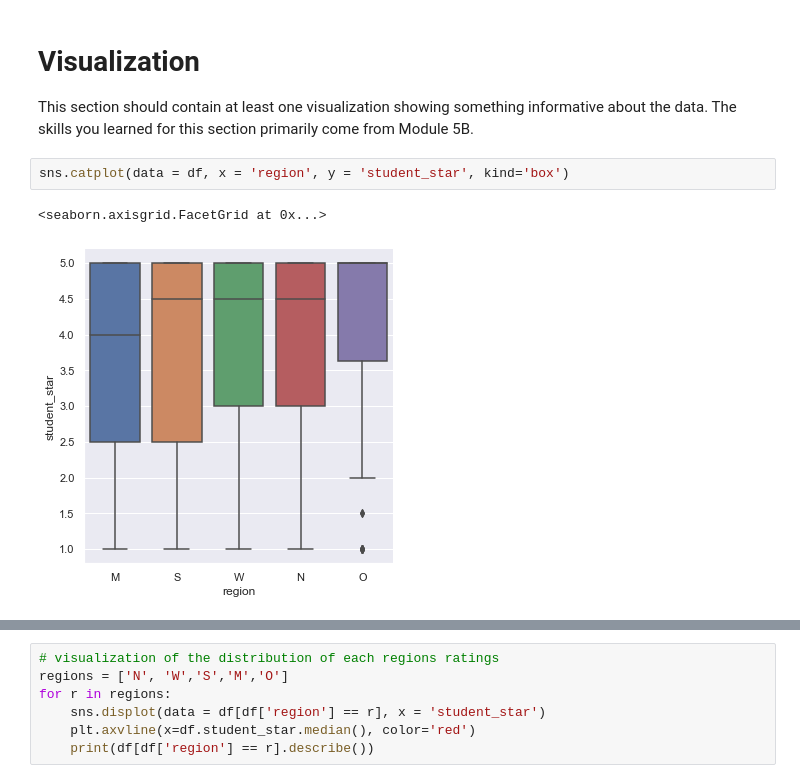
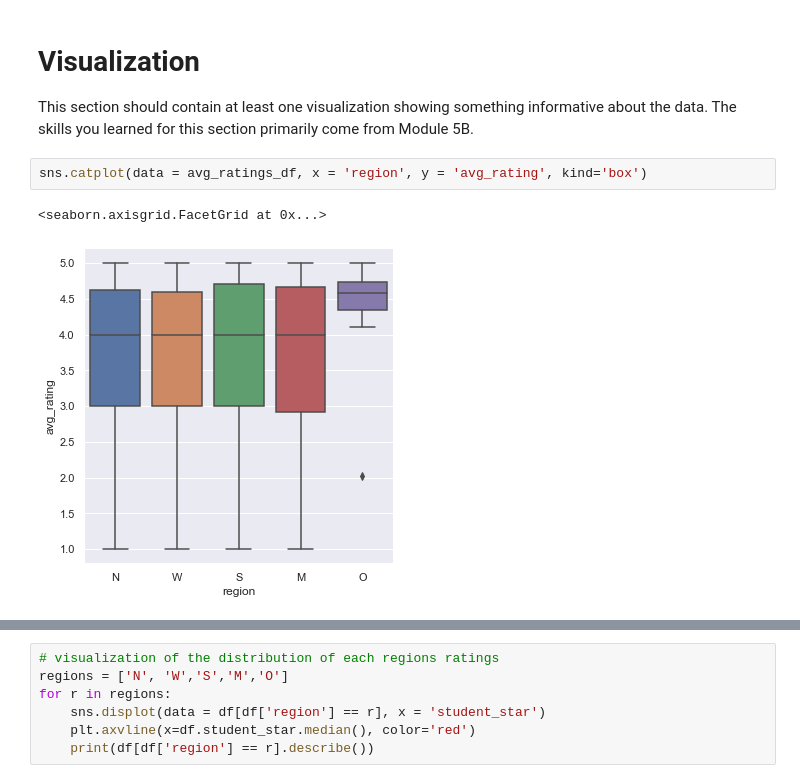
Before and after one commit to psuedoche/rateProfProject, a Jupyter notebook: final-perform-jas.ipynb, the cells around one changed output, grey strips where cells are left out. Cells and saved outputs as stored; diff of their text form.

```diff
--- a/final-perform-jas.ipynb
+++ b/final-perform-jas.ipynb
@@ -196,10 +191,10 @@ sns.scatterplot(data = df1, x = 'population', y = 'avg_rating', hue= 'region')
 
 This section should contain at least one visualization showing something informative about the data. The skills you learned for this section primarily come from Module 5B.
 # %%
-sns.catplot(data = df, x = 'region', y = 'student_star', kind='box')
+sns.catplot(data = avg_ratings_df, x = 'region', y = 'avg_rating', kind='box')
 # %% [output]
 <seaborn.axisgrid.FacetGrid at 0x...>
-[figure, old version]
+[figure, new version]
 # %%
 # average ratings for each region
 sns.catplot(data = avg_ratings_df, x = 'region', y = 'avg_rating', kind='box')
```
Also changed, not shown: parts of 15 cells of this notebook, 2 other files.
